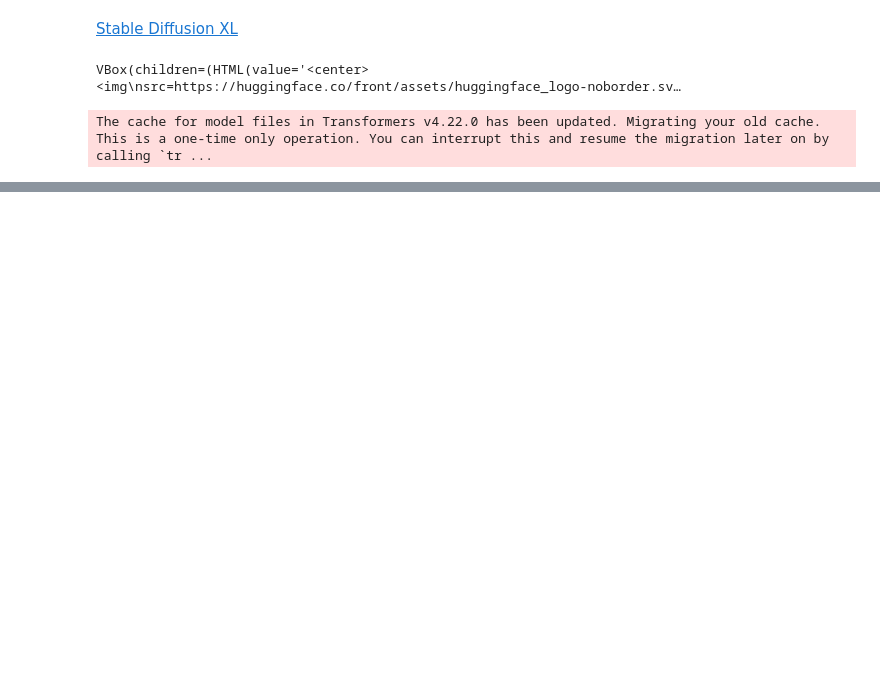
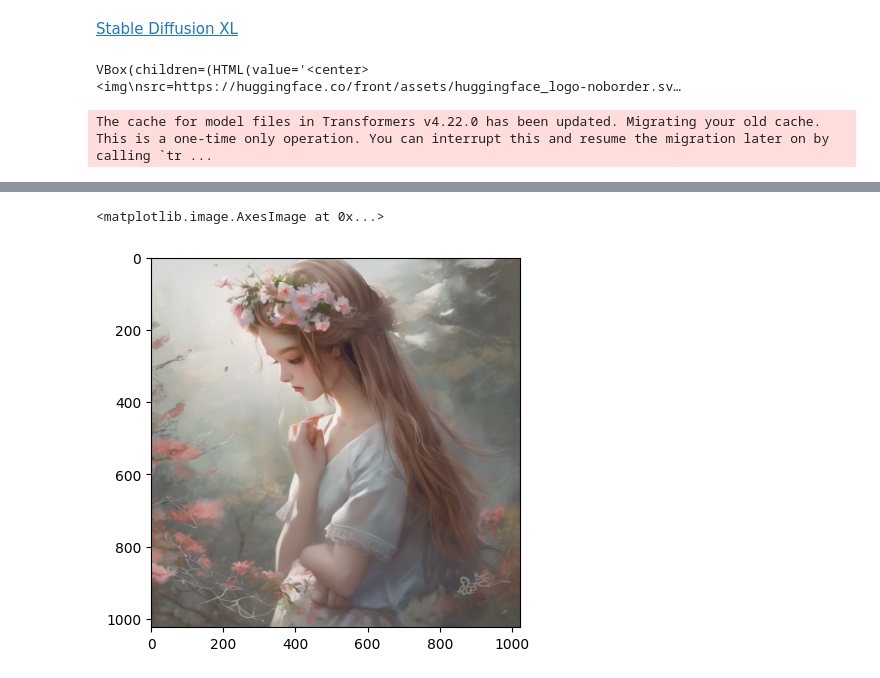
Before and after one commit to yungshun317/sdxl-image-generation, a Jupyter notebook: sdxl_image_generation.ipynb, the cells around one changed output, grey strips where cells are left out. Drawn from its saved outputs; the diff is of its cells as text; code cells hidden in the pictures; blank space fills up the shorter version.

Commit message:
[FEAT] Perform unconditional image generation

```diff
--- a/sdxl_image_generation.ipynb
+++ b/sdxl_image_generation.ipynb
@@ -32,0 +37,6 @@ plt.imshow(img)
+# %%
+img = plt.imread('girl.png')
+plt.imshow(img)
+# %% [output]
+<matplotlib.image.AxesImage at 0x...>
+[figure, added]
```
Also changed, not shown: parts of 11 cells of this notebook, 1 other file.
